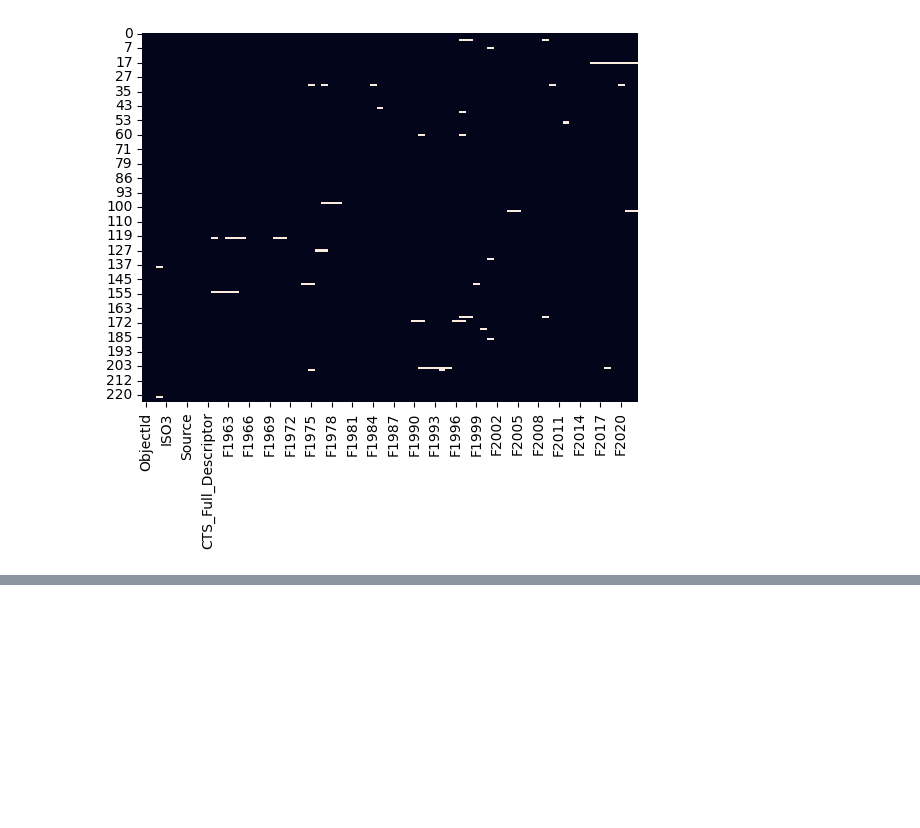
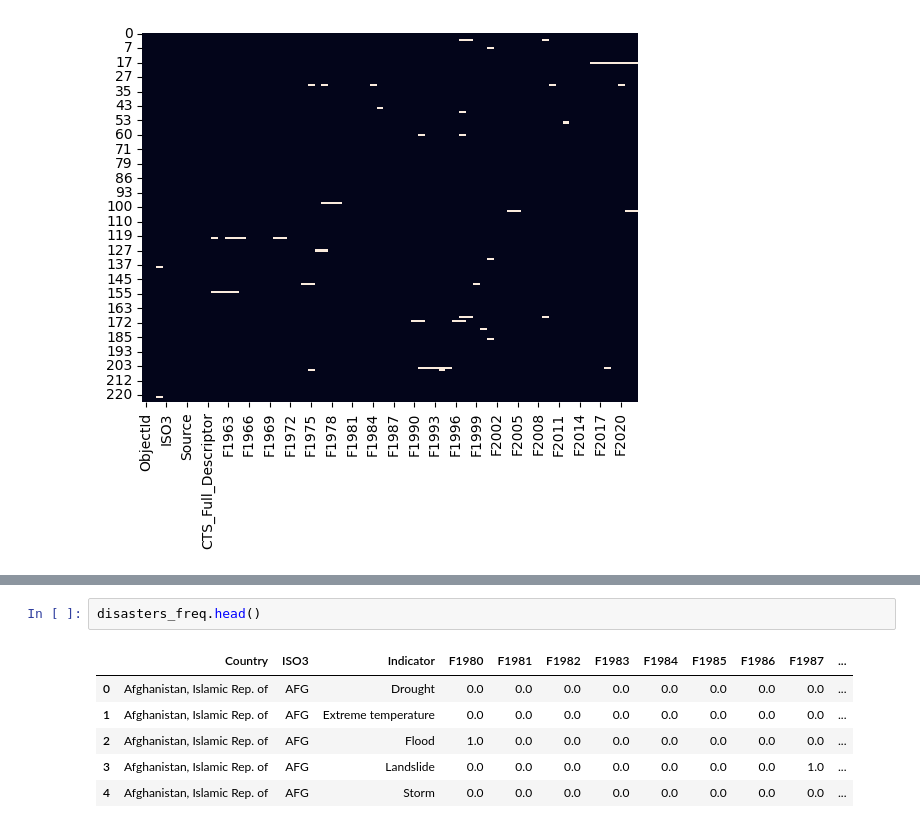
Before and after one commit to IoanaCretuAndrei/Refugee-flow-study, a Jupyter notebook: ML.ipynb, the cells around one changed output, grey strips where cells are left out. Cells and saved outputs as stored; diff of their text form; blank space fills up the shorter version.

```diff
--- a/ML.ipynb
+++ b/ML.ipynb
@@ -260,0 +247,9 @@ sns.heatmap(surface_temperature.isna(), cbar=False)
+# %%
+disasters_freq.head()
+# %% [output]
+|  | Country | ISO3 | Indicator | F1980 | F1981 | F1982 | F1983 | F1984 | F1985 | F1986 | F1987 | ... |
+| 0 | Afghanistan, Islamic Rep. of | AFG | Drought | 0.0 | 0.0 | 0.0 | 0.0 | 0.0 | 0.0 | 0.0 | 0.0 | ... |
+| 1 | Afghanistan, Islamic Rep. of | AFG | Extreme temperature | 0.0 | 0.0 | 0.0 | 0.0 | 0.0 | 0.0 | 0.0 | 0.0 | ... |
+| 2 | Afghanistan, Islamic Rep. of | AFG | Flood | 1.0 | 0.0 | 0.0 | 0.0 | 0.0 | 0.0 | 0.0 | 0.0 | ... |
+| 3 | Afghanistan, Islamic Rep. of | AFG | Landslide | 0.0 | 0.0 | 0.0 | 0.0 | 0.0 | 0.0 | 0.0 | 1.0 | ... |
+| 4 | Afghanistan, Islamic Rep. of | AFG | Storm | 0.0 | 0.0 | 0.0 | 0.0 | 0.0 | 0.0 | 0.0 | 0.0 | ... |
```
Also changed, not shown: parts of 6 cells of this notebook, 5 other files.
